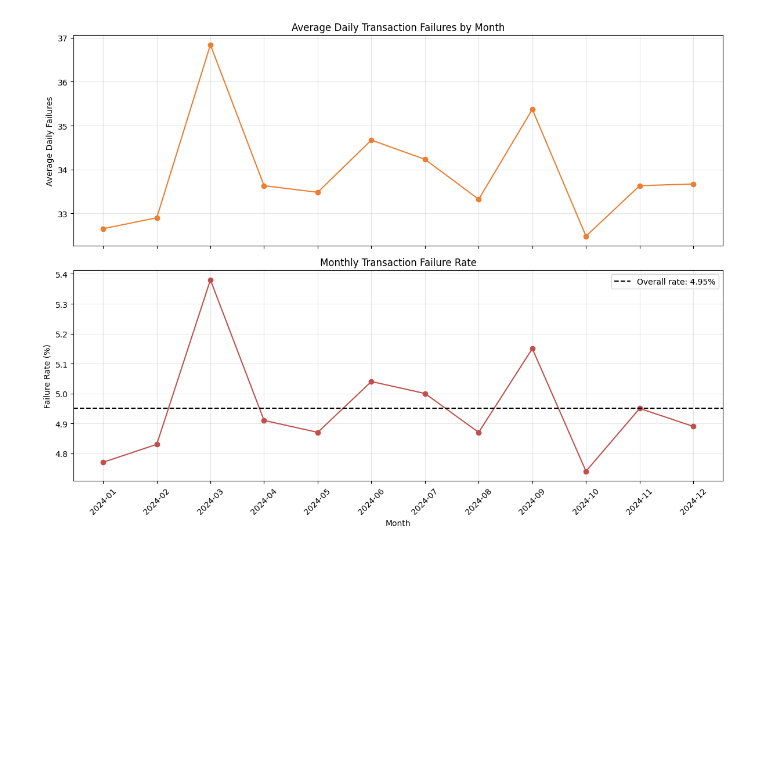
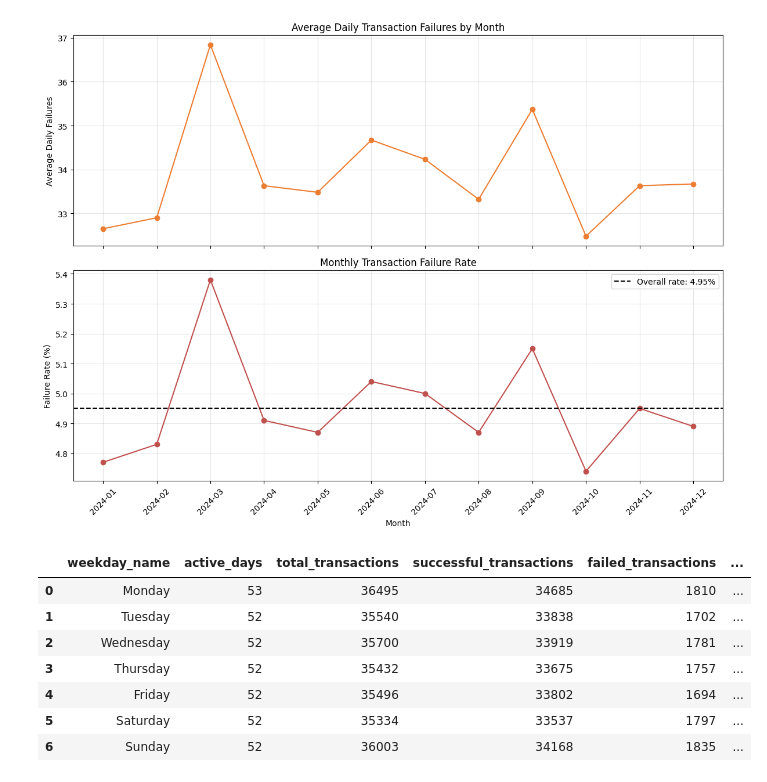
Before and after one commit to KaviyaVelmurugan/upi-transaction-intelligence-platform, a Jupyter notebook: notebooks/02_eda.ipynb, the cells around one changed output. Drawn from its saved outputs; the diff is of its cells as text; code cells hidden in the pictures; blank space fills up the shorter version.

```diff
--- a/notebooks/02_eda.ipynb
+++ b/notebooks/02_eda.ipynb
@@ -2155,0 +2162,78 @@ plt.show()
+# %%
+day_order = [
+    "Monday",
+    "Tuesday",
+    "Wednesday",
+    "Thursday",
+    "Friday",
+    "Saturday",
+    "Sunday"
+]
+
+df["weekday_name"] = (
+    df["timestamp"].dt.day_name()
+)
+
+status_clean = (
+    df["transaction_status"]
+    .astype(str)
+    .str.strip()
+    .str.upper()
+)
+
+weekday_performance = (
+    df.assign(
+        _is_success=status_clean.eq("SUCCESS"),
+        _is_failure=status_clean.eq("FAILED")
+    )
+    .groupby("weekday_name")
+    .agg(
+        active_days=("transaction_date", "nunique"),
+        total_transactions=("transaction_id", "count"),
+        successful_transactions=("_is_success", "sum"),
+        failed_transactions=("_is_failure", "sum")
+    )
+    .reset_index()
+)
+
+weekday_performance["failure_rate_percentage"] = (
+    weekday_performance["failed_transactions"]
+    .div(weekday_performance["total_transactions"])
+    .mul(100)
+    .round(2)
+)
+
+weekday_performance["average_daily_transactions"] = (
+    weekday_performance["total_transactions"]
+    .div(weekday_performance["active_days"])
+    .round(2)
+)
+
+weekday_performance["average_daily_failures"] = (
+    weekday_performance["failed_transactions"]
+    .div(weekday_performance["active_days"])
+    .round(2)
+)
+
+weekday_performance["weekday_name"] = pd.Categorical(
+    weekday_performance["weekday_name"],
+    categories=day_order,
+    ordered=True
+)
+
+weekday_performance = (
+    weekday_performance
+    .sort_values("weekday_name")
+    .reset_index(drop=True)
+)
+
+weekday_performance
+# %% [output]
+|  | weekday_name | active_days | total_transactions | successful_transactions | failed_transactions | ... |
+| 0 | Monday | 53 | 36495 | 34685 | 1810 | ... |
+| 1 | Tuesday | 52 | 35540 | 33838 | 1702 | ... |
+| 2 | Wednesday | 52 | 35700 | 33919 | 1781 | ... |
+| 3 | Thursday | 52 | 35432 | 33675 | 1757 | ... |
+| 4 | Friday | 52 | 35496 | 33802 | 1694 | ... |
+| 5 | Saturday | 52 | 35334 | 33537 | 1797 | ... |
+| 6 | Sunday | 52 | 36003 | 34168 | 1835 | ... |
```
Also changed, not shown: parts of 2 cells of this notebook, 1 other file.
